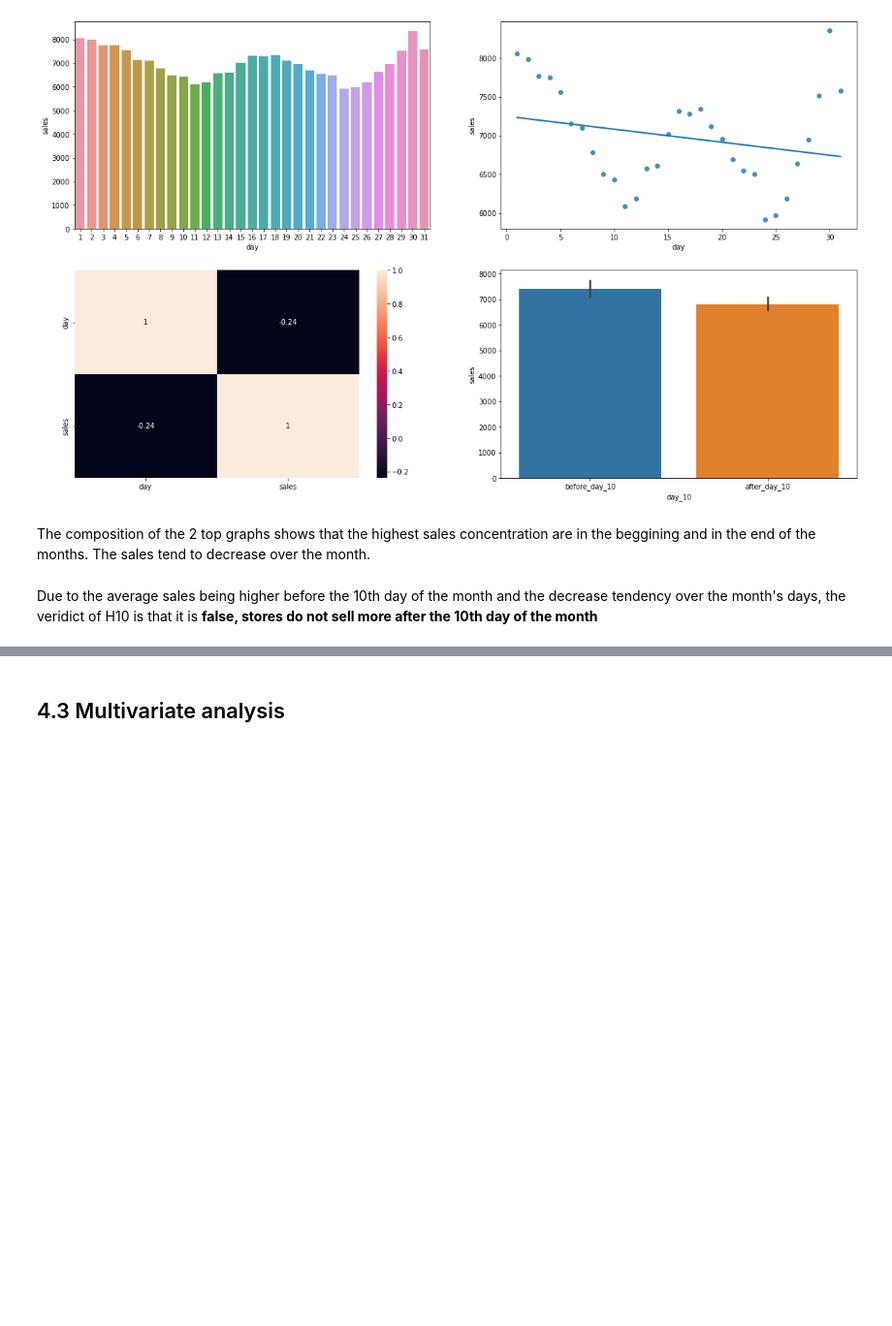
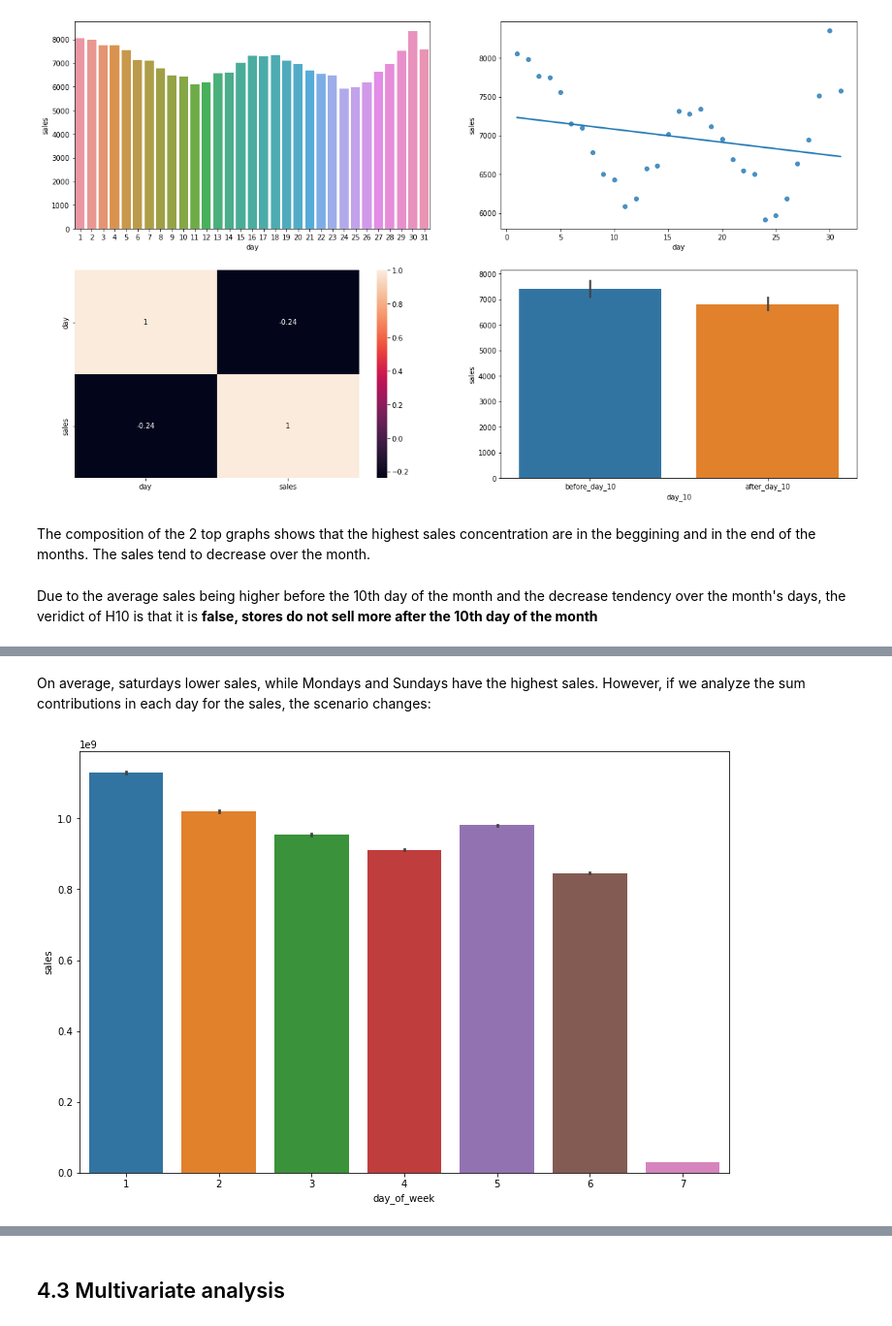
Before and after one commit to diegodinizf/Rossman-Sales, a Jupyter notebook: rossmann-sales-notebook.ipynb, the cells around one changed output, grey strips where cells are left out. Shown at 97% size. Cells and saved outputs as stored; diff of their text form; code cells hidden in the pictures; blank space fills up the shorter version.

```diff
--- a/rossmann-sales-notebook.ipynb
+++ b/rossmann-sales-notebook.ipynb
@@ -648,0 +667,8 @@ Due to the average sales being higher before the 10th day of the month and the d
+# %% [markdown]
+On average, saturdays lower sales, while Mondays and Sundays have the highest sales. However, if we analyze the sum contributions in each day for the sales, the scenario changes:
+# %%
+plt.figure(figsize=(12,8))
+sns.barplot( data=df4, x='day_of_week', y='sales', estimator = np.sum)
+plt.show()
+# %% [output]
+[figure, added]
```
Also changed, not shown: parts of 11 cells of this notebook.
